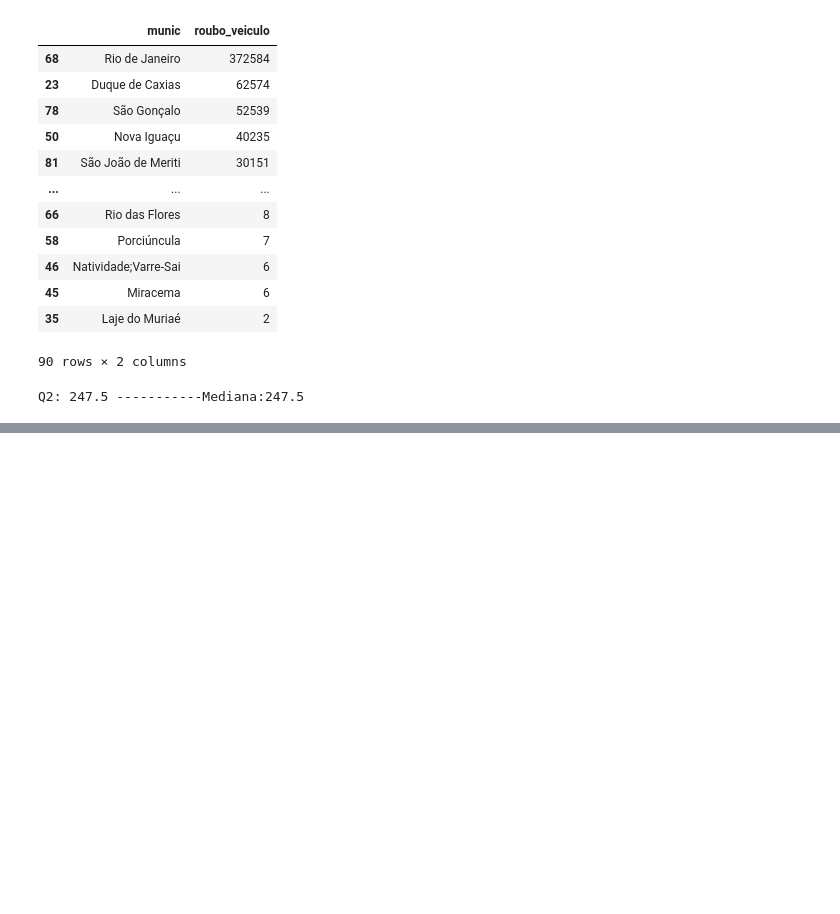
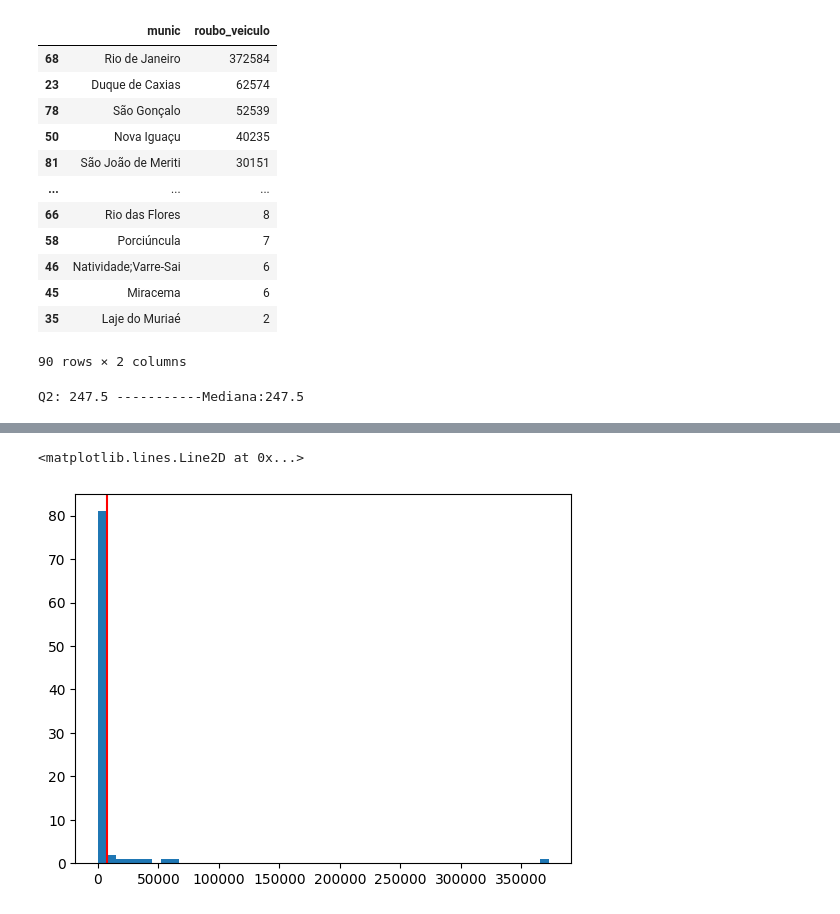
Before and after one commit to luizesantoss/Analises, a Jupyter notebook: 06.merge.ipynb, the cells around one changed output, grey strips where cells are left out. Cells and saved outputs as stored; diff of their text form; code cells hidden in the pictures; blank space fills up the shorter version.

```diff
--- a/06.merge.ipynb
+++ b/06.merge.ipynb
@@ -63,7 +63,7 @@ df_roubo_veiculos
 
 roubo_veiculo_array = np.array(df_roubo_veiculos['roubo_veiculo'])
 amplitude = np.max(roubo_veiculo_array) - np.min(roubo_veiculo_array)
-media_roubos = np.mean
+media_roubos = np.mean(roubo_veiculo_array)
 mediana_roubos =np.median(roubo_veiculo_array)
 # MEDIANA IGUAL Q2
 q1 = np.quantile(roubo_veiculo_array,0.25)
@@ -75,0 +156,8 @@ Q2: 247.5 -----------Mediana:247.5
+# %%
+# Histograma
+
+plt.hist(roubo_veiculo_array,bins=50)
+plt.axvline(x=media_roubos, color = 'red')
+# %% [output]
+<matplotlib.lines.Line2D at 0x...>
+[figure, added]
```
Also changed, not shown: parts of 6 cells of this notebook, 2 other files.
